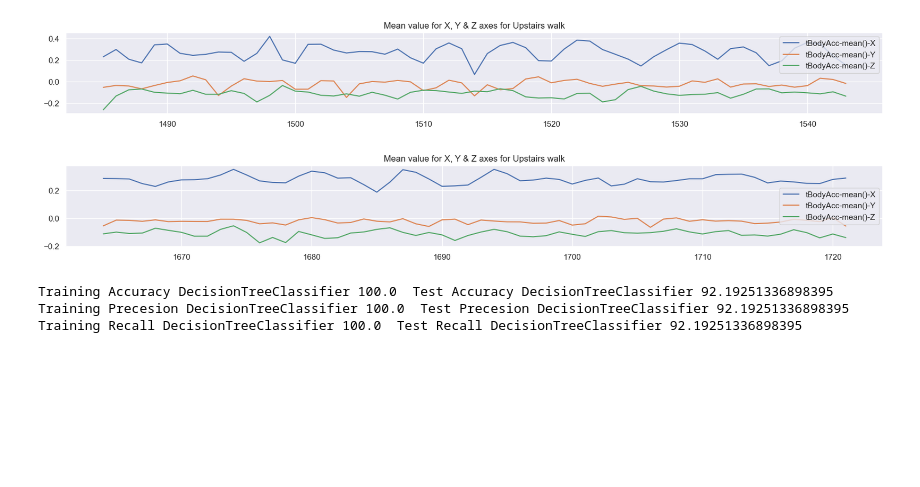
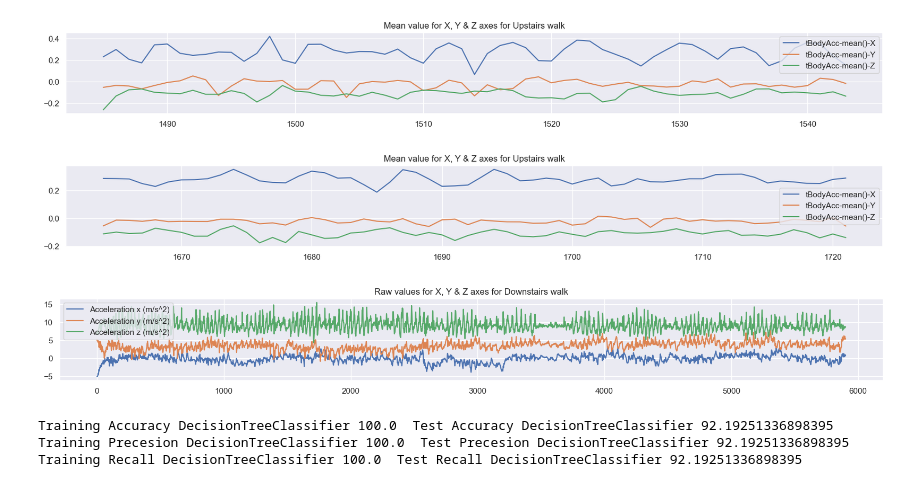
Before and after one commit to AnnBlack/motion-analysis, a Jupyter notebook: keras_test_and_train_data.ipynb, the cells around one changed output. Saved outputs shown, nothing was run; the diff lists cells and outputs as text; code cells hidden in the pictures; blank space fills up the shorter version.

```diff
--- a/keras_test_and_train_data.ipynb
+++ b/keras_test_and_train_data.ipynb
@@ -329,14 +360,16 @@ plt.show()
 # %% [output]
 [figure]
 # %%
-# plt.figure(figsize=(20,2))
-# plt.plot(example_downstairs['Acceleration x (m/s^2)'], label='Acceleration x (m/s^2)')
-# plt.plot(example_downstairs['Acceleration y (m/s^2)'], label='Acceleration y (m/s^2)')
-# plt.plot(example_downstairs['Acceleration z (m/s^2)'], label='Acceleration z (m/s^2)')
+plt.figure(figsize=(20,2))
+plt.plot(example_downstairs['Acceleration x (m/s^2)'], label='Acceleration x (m/s^2)')
+plt.plot(example_downstairs['Acceleration y (m/s^2)'], label='Acceleration y (m/s^2)')
+plt.plot(example_downstairs['Acceleration z (m/s^2)'], label='Acceleration z (m/s^2)')
 
-# plt.title('Raw values for X, Y & Z axes for Downstairs walk')
-# plt.legend()
-# plt.show()
+plt.title('Raw values for X, Y & Z axes for Downstairs walk')
+plt.legend()
+plt.show()
+# %% [output]
+[figure, added]
 # %%
 # Decision Tree
 # https://www.kaggle.com/code/essammohamed4320/human-activity-recognition-scientific-prespective?scriptVersionId=107355415&cellId=41
```
Also changed, not shown: parts of 3 cells of this notebook, 1 other file.
